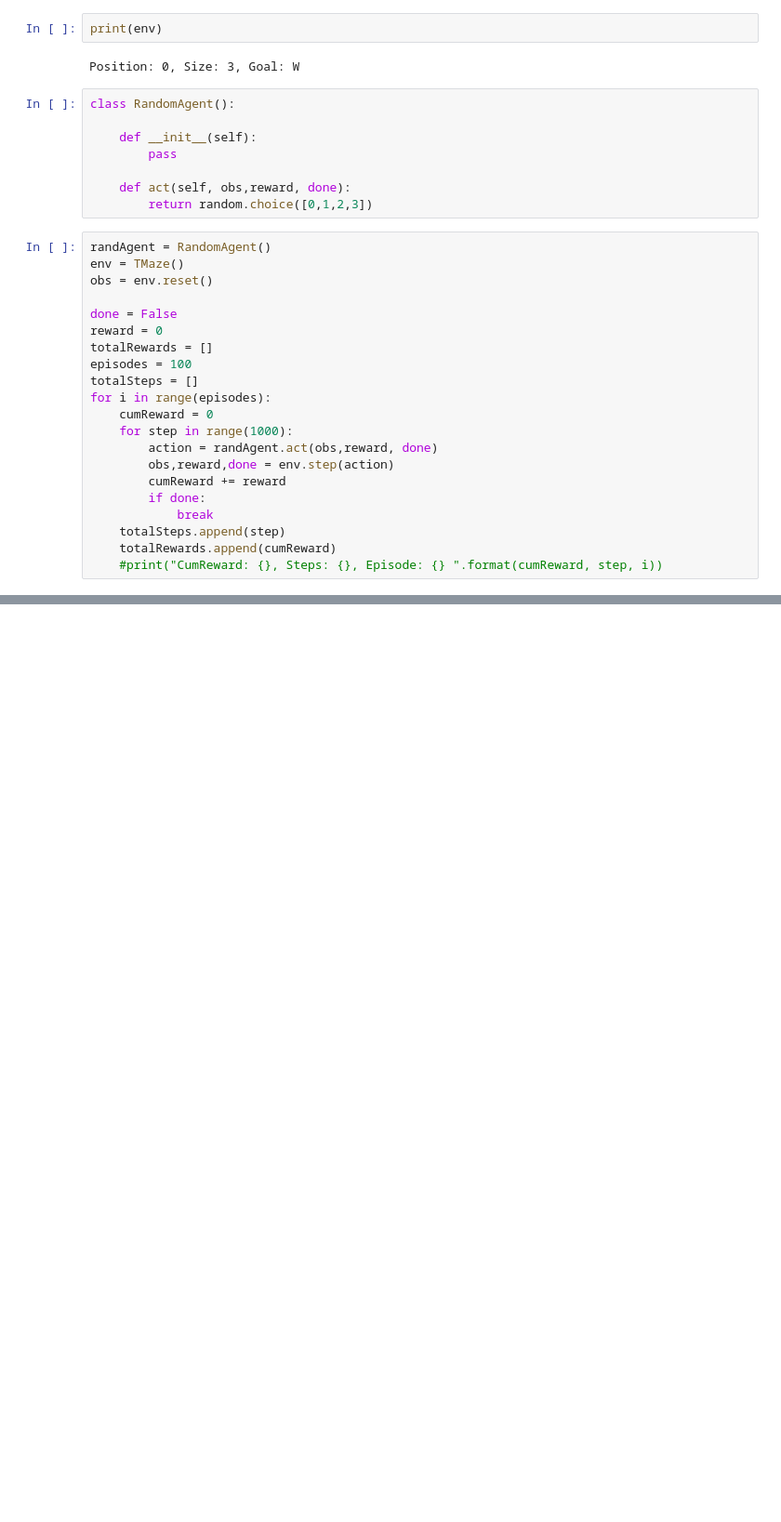
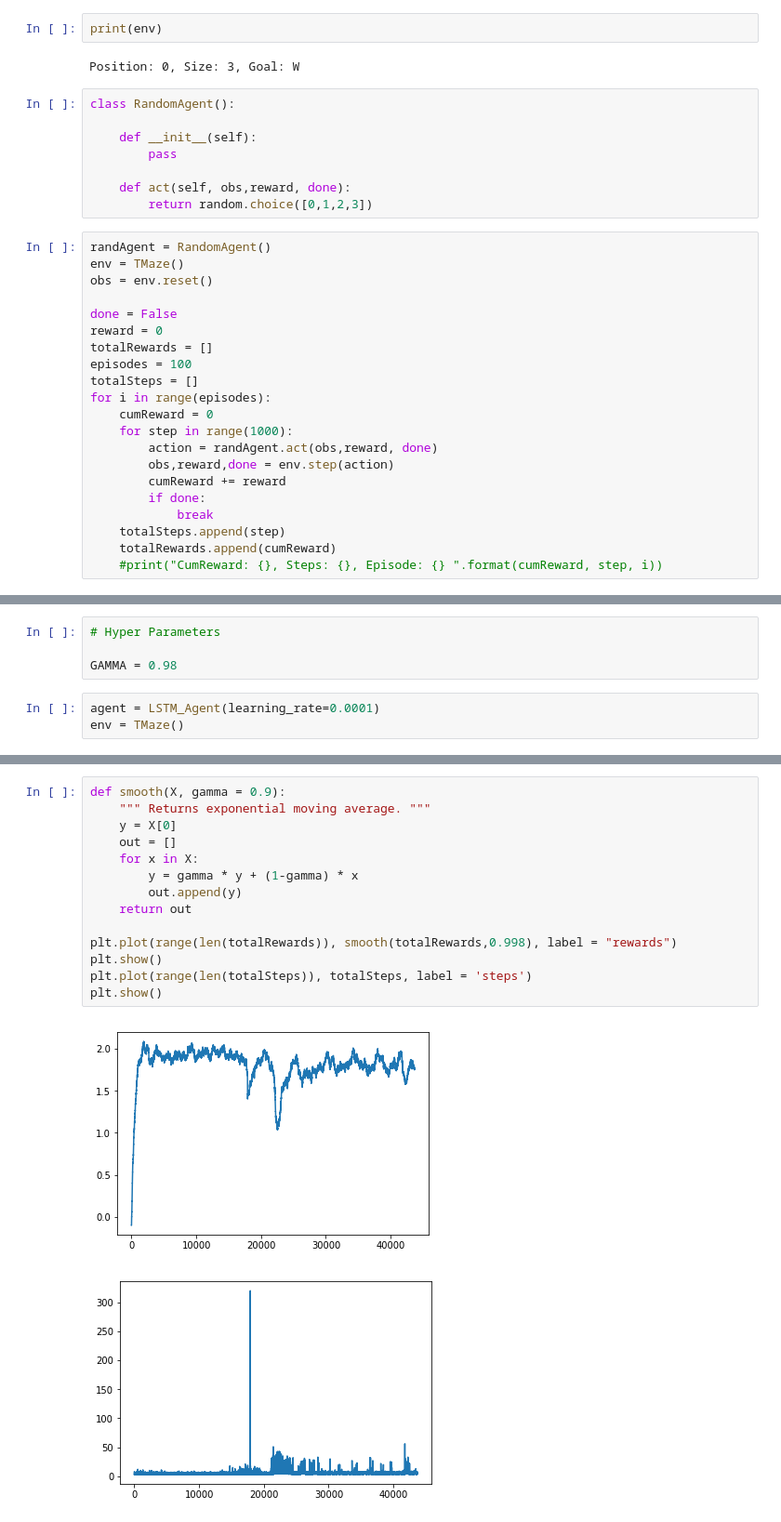
Before and after one commit to maitchison/TMaze, a Jupyter notebook: TMaze.ipynb, the cells around one changed output, grey strips where cells are left out. Shown: that part at 93% size. Cells and saved outputs as stored; diff of their text form; blank space fills up the shorter version.

Commit message:
Created LSTM Agent

```diff
--- a/TMaze.ipynb
+++ b/TMaze.ipynb
@@ -176,0 +232,7 @@ plt.show()
+# %%
+# Hyper Parameters
+
+GAMMA = 0.98
+# %%
+agent = LSTM_Agent(learning_rate=0.0001)
+env = TMaze()
@@ -176,0 +311,17 @@ plt.show()
+# %%
+def smooth(X, gamma = 0.9):
+    """ Returns exponential moving average. """
+    y = X[0]
+    out = []
+    for x in X:
+        y = gamma * y + (1-gamma) * x
+        out.append(y)
+    return out
+
+plt.plot(range(len(totalRewards)), smooth(totalRewards,0.998), label = "rewards")
+plt.show()
+plt.plot(range(len(totalSteps)), totalSteps, label = 'steps')
+plt.show()
+# %% [output]
+[figure, added]
+[figure, added]
```
Also changed, not shown: parts of 10 cells of this notebook.
